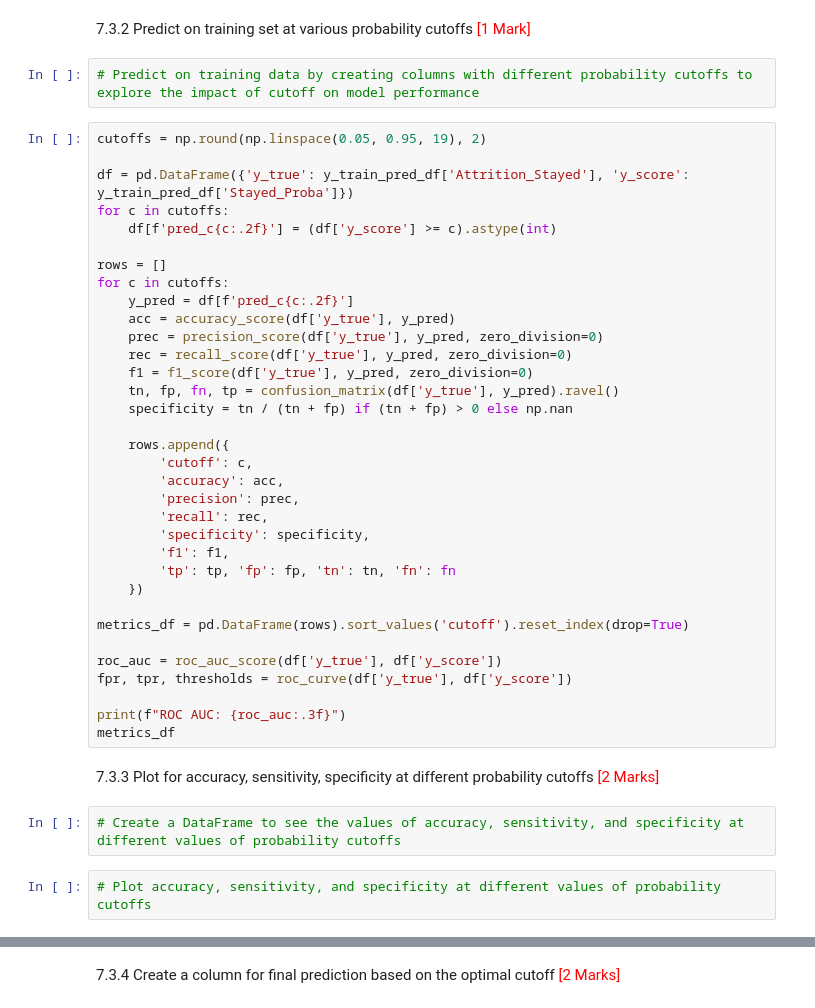
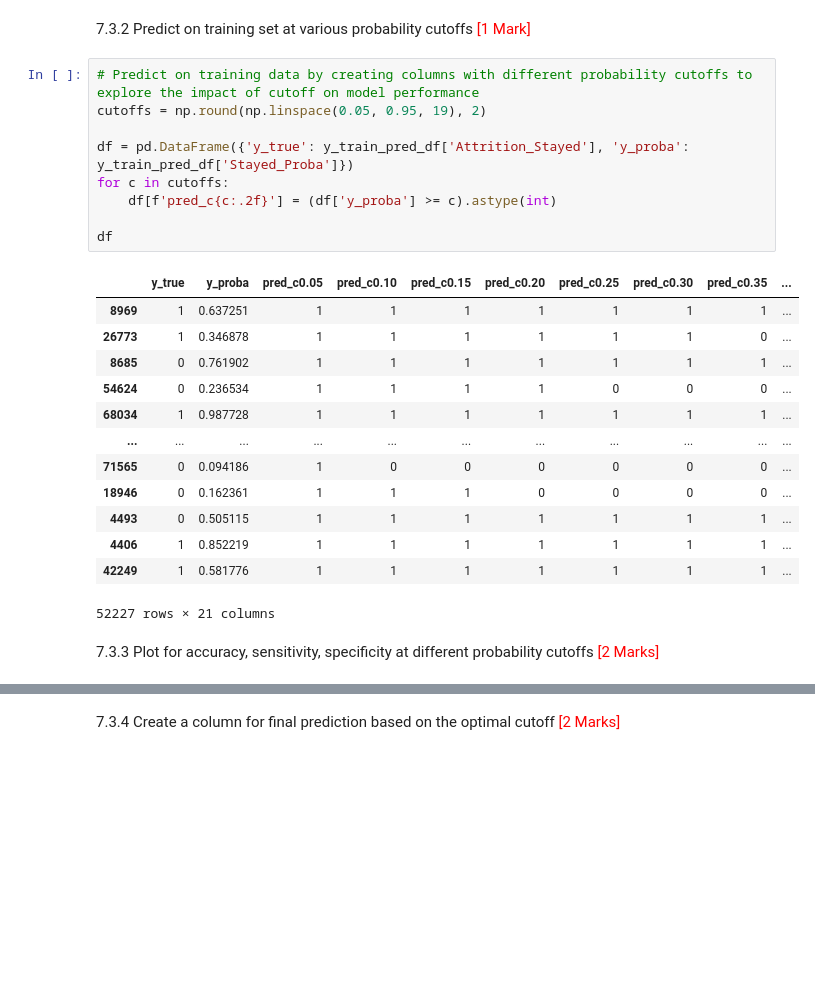
Before and after one commit to micmayman1995/predicting-employee-retention, a Jupyter notebook: Predicting_Employee_Retention_Starter.ipynb, the cells around one changed output, grey strips where cells are left out. Drawn from its saved outputs; the diff is of its cells as text; blank space fills up the shorter version.

```diff
--- a/Predicting_Employee_Retention_Starter.ipynb
+++ b/Predicting_Employee_Retention_Starter.ipynb
@@ -705,43 +1070,26 @@ Check sensitivity and specificity tradeoff to find the optimal cutoff point.
 7.3.2 Predict on training set at various probability cutoffs <font color="red">[1 Mark]</font>
 # %%
 # Predict on training data by creating columns with different probability cutoffs to explore the impact of cutoff on model performance
+cutoffs = np.round(np.linspace(0.05, 0.95, 19), 2)
+
+df = pd.DataFrame({'y_true': y_train_pred_df['Attrition_Stayed'], 'y_proba': y_train_pred_df['Stayed_Proba']})
+for c in cutoffs:
+    df[f'pred_c{c:.2f}'] = (df['y_proba'] >= c).astype(int)
+
+df
+# %% [output]
+|  | y_true | y_proba | pred_c0.05 | pred_c0.10 | pred_c0.15 | pred_c0.20 | pred_c0.25 | pred_c0.30 | pred_c0.35 | ... |
+| 8969 | 1 | 0.637251 | 1 | 1 | 1 | 1 | 1 | 1 | 1 | ... |
+| 26773 | 1 | 0.346878 | 1 | 1 | 1 | 1 | 1 | 1 | 0 | ... |
+| 8685 | 0 | 0.761902 | 1 | 1 | 1 | 1 | 1 | 1 | 1 | ... |
+| 54624 | 0 | 0.236534 | 1 | 1 | 1 | 1 | 0 | 0 | 0 | ... |
+| 68034 | 1 | 0.987728 | 1 | 1 | 1 | 1 | 1 | 1 | 1 | ... |
+| ... | ... | ... | ... | ... | ... | ... | ... | ... | ... | ... |
+| 71565 | 0 | 0.094186 | 1 | 0 | 0 | 0 | 0 | 0 | 0 | ... |
+| 18946 | 0 | 0.162361 | 1 | 1 | 1 | 0 | 0 | 0 | 0 | ... |
+| 4493 | 0 | 0.505115 | 1 | 1 | 1 | 1 | 1 | 1 | 1 | ... |
+| 4406 | 1 | 0.852219 | 1 | 1 | 1 | 1 | 1 | 1 | 1 | ... |
+| 42249 | 1 | 0.581776 | 1 | 1 | 1 | 1 | 1 | 1 | 1 | ... |
+52227 rows × 21 columns
-# %%
-cutoffs = np.round(np.linspace(0.05, 0.95, 19), 2)
-
-df = pd.DataFrame({'y_true': y_train_pred_df['Attrition_Stayed'], 'y_score': y_train_pred_df['Stayed_Proba']})
-for c in cutoffs:
-    df[f'pred_c{c:.2f}'] = (df['y_score'] >= c).astype(int)
-
-rows = []
-for c in cutoffs:
-    y_pred = df[f'pred_c{c:.2f}']
-    acc = accuracy_score(df['y_true'], y_pred)
-    prec = precision_score(df['y_true'], y_pred, zero_division=0)
-    rec = recall_score(df['y_true'], y_pred, zero_division=0)
-    f1 = f1_score(df['y_true'], y_pred, zero_division=0)
-    tn, fp, fn, tp = confusion_matrix(df['y_true'], y_pred).ravel()
-    specificity = tn / (tn + fp) if (tn + fp) > 0 else np.nan
-
-    rows.append({
-        'cutoff': c,
-        'accuracy': acc,
-        'precision': prec,
-        'recall': rec,
-        'specificity': specificity,
-        'f1': f1,
-        'tp': tp, 'fp': fp, 'tn': tn, 'fn': fn
-    })
-
-metrics_df = pd.DataFrame(rows).sort_values('cutoff').reset_index(drop=True)
-
-roc_auc = roc_auc_score(df['y_true'], df['y_score'])
-fpr, tpr, thresholds = roc_curve(df['y_true'], df['y_score'])
-
-print(f"ROC AUC: {roc_auc:.3f}")
-metrics_df
 # %% [markdown]
 7.3.3 Plot for accuracy, sensitivity, specificity at different probability cutoffs <font color="red">[2 Marks]</font>
-# %%
-# Create a DataFrame to see the values of accuracy, sensitivity, and specificity at different values of probability cutoffs
-# %%
-# Plot accuracy, sensitivity, and specificity at different values of probability cutoffs
```
Also changed, not shown: parts of 72 cells of this notebook.
